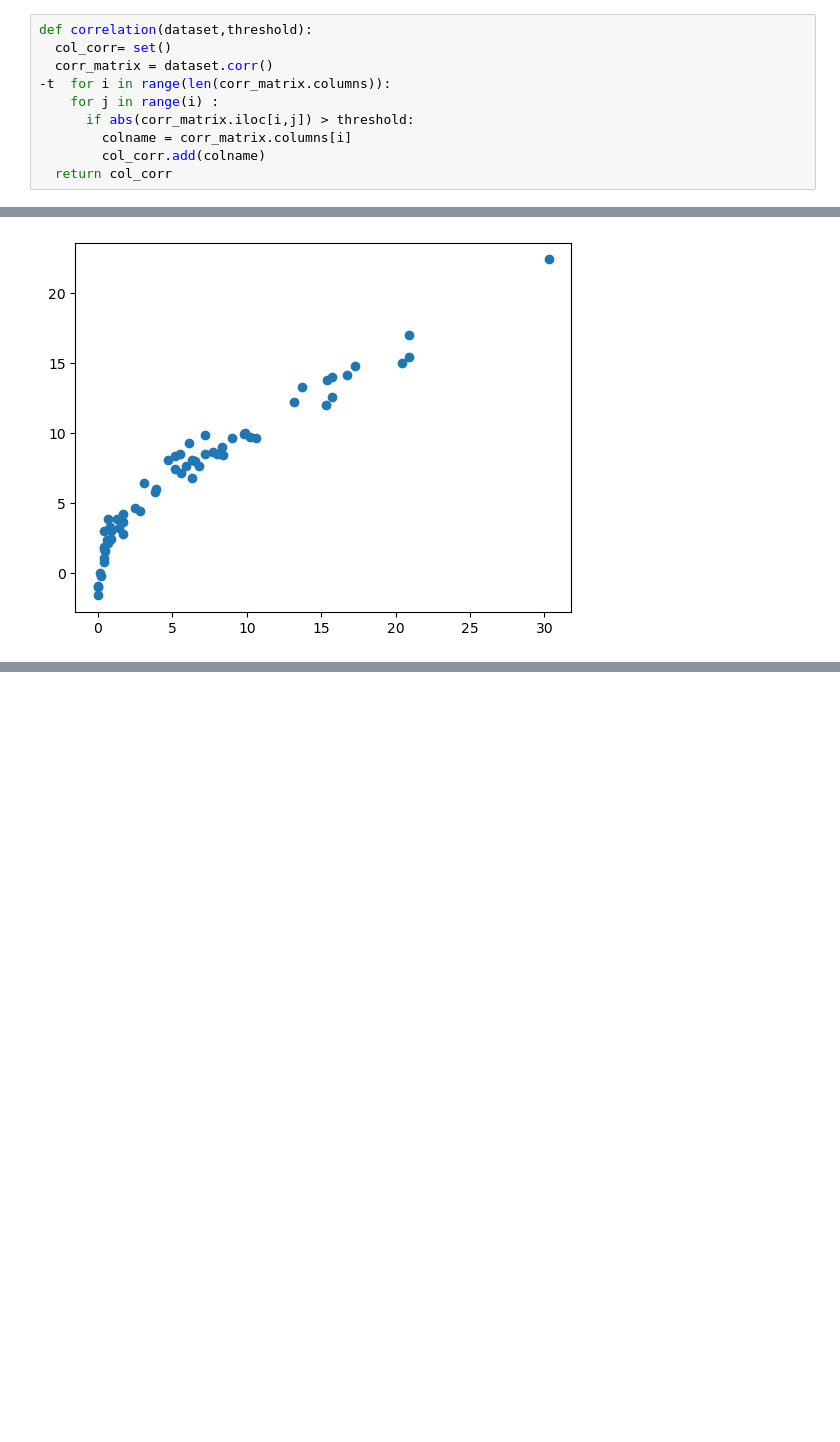
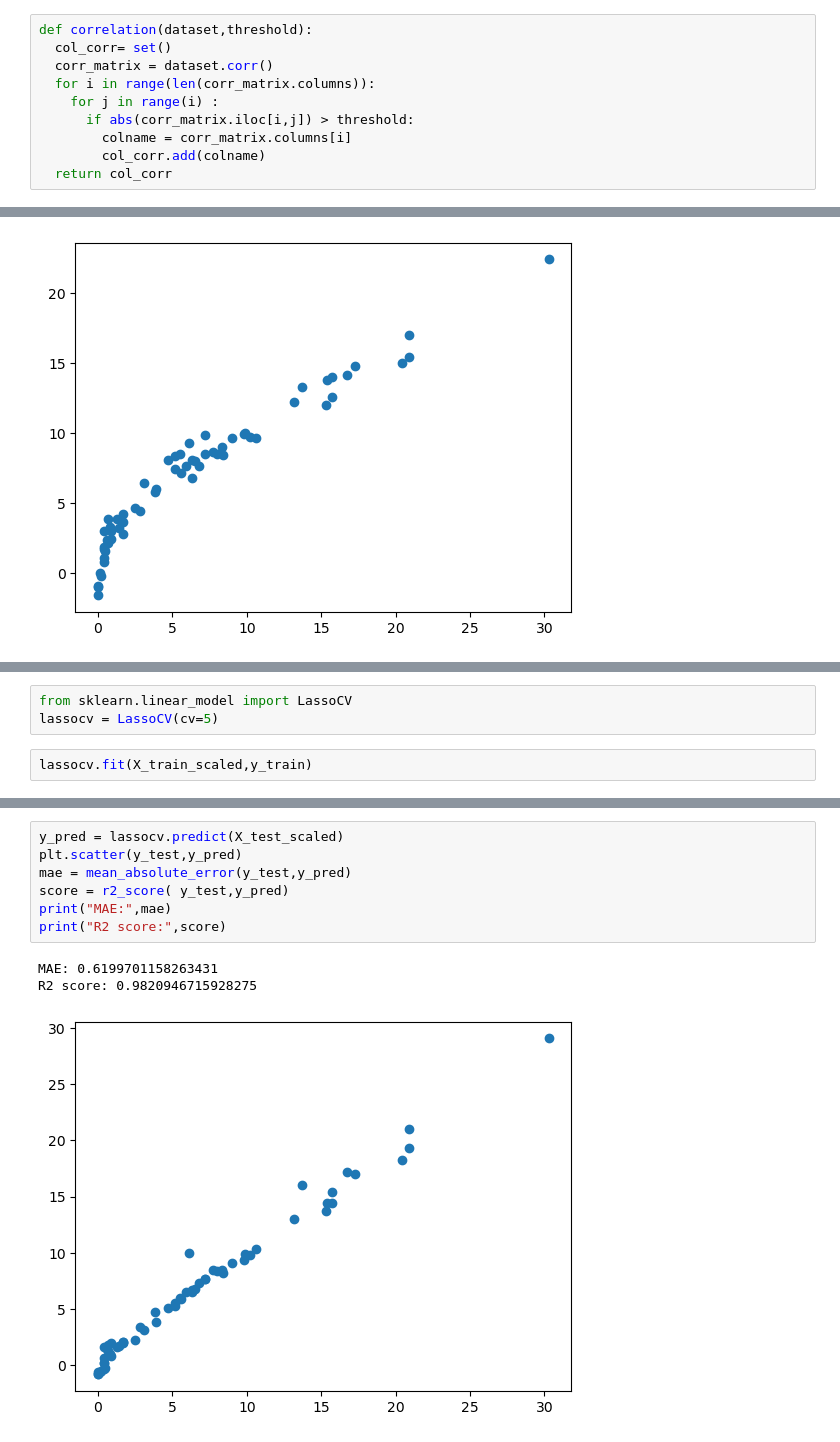
Before and after one commit to PrathmeshNikam821/Data-Science, a Jupyter notebook: ML/Linear Regression/Project/modelTraining.ipynb, the cells around one changed output, grey strips where cells are left out. Saved outputs shown, nothing was run; the diff lists cells and outputs as text; blank space fills up the shorter version.

```diff
--- a/ML/Linear Regression/Project/modelTraining.ipynb
+++ b/ML/Linear Regression/Project/modelTraining.ipynb
@@ -108,7 +108,7 @@ sns.heatmap(corr,annot=True)
 def correlation(dataset,threshold):
   col_corr= set()
   corr_matrix = dataset.corr()
--t  for i in range(len(corr_matrix.columns)):
+  for i in range(len(corr_matrix.columns)):
     for j in range(i) :
       if abs(corr_matrix.iloc[i,j]) > threshold:
         colname = corr_matrix.columns[i]
@@ -220,0 +223,5 @@ R2 score: 0.8753460589519703
+# %%
+from sklearn.linear_model import LassoCV
+lassocv = LassoCV(cv=5)
+# %%
+lassocv.fit(X_train_scaled,y_train)
@@ -220,0 +293,11 @@ R2 score: 0.8753460589519703
+# %%
+y_pred = lassocv.predict(X_test_scaled)
+plt.scatter(y_test,y_pred)
+mae = mean_absolute_error(y_test,y_pred)
+score = r2_score( y_test,y_pred)
+print("MAE:",mae)
+print("R2 score:",score)
+# %% [output]
+MAE: 0.6199701158263431
+R2 score: 0.9820946715928275
+[figure, added]
```
Also changed, not shown: parts of 10 cells of this notebook.
